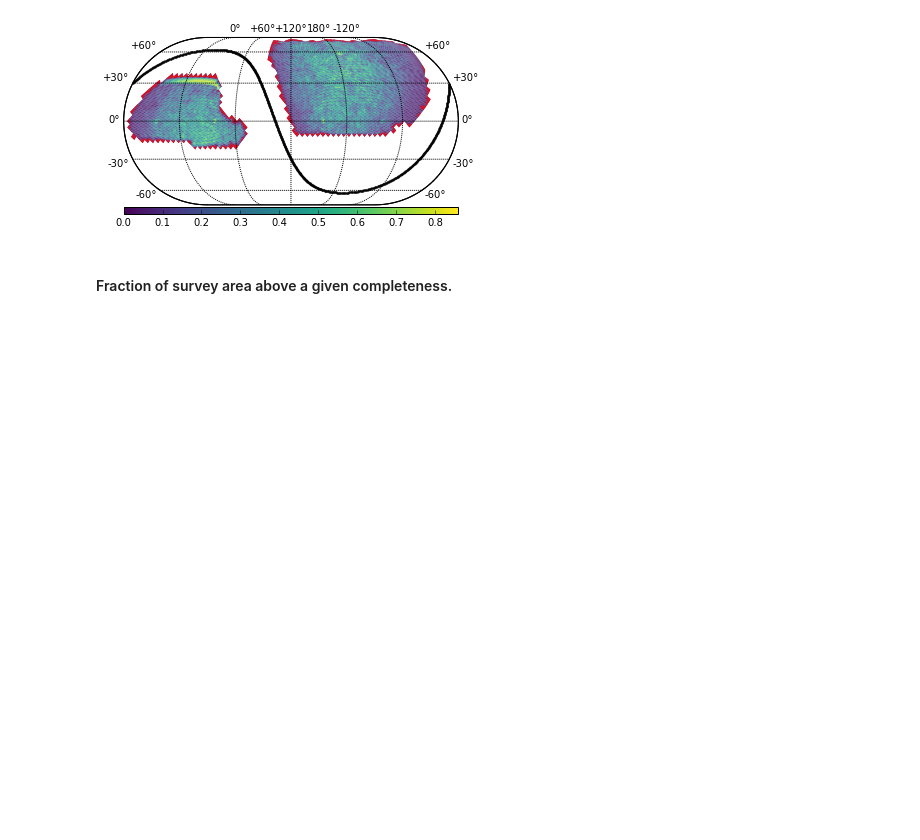
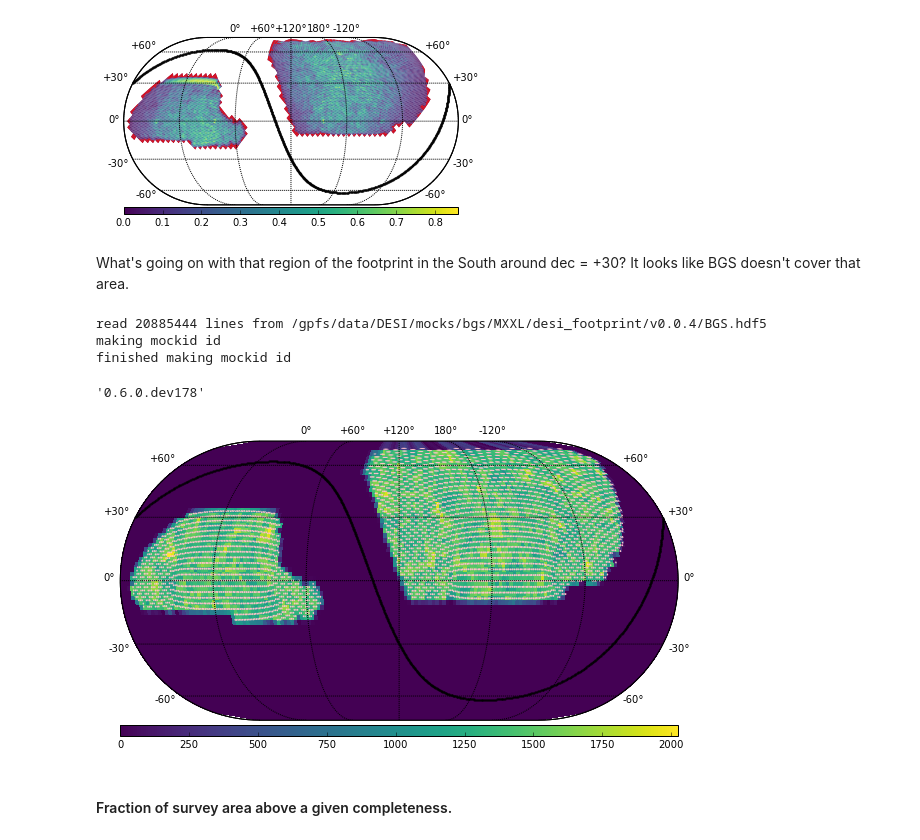
Before and after one commit to apcooper/bright_analysis_doc, a Jupyter notebook: nb/12apr2017_full.ipynb, the cells around one changed output. Drawn from its saved outputs; the diff is of its cells as text; code cells hidden in the pictures; blank space fills up the shorter version.

```diff
--- a/nb/12apr2017_full.ipynb
+++ b/nb/12apr2017_full.ipynb
@@ -354,3 +353,5 @@ z = np.where((ipix_count_total > 0) & (ipix_count_ratio == 0))[0]
 desiplots.plot_sky_circles(ra_ipix[z],dec_ipix[z],basemap=basemap,field_of_view=1,facecolors='r',edgecolor='None');
 # %% [output]
 [figure]
+# %% [markdown]
+What's going on with that region of the footprint in the South around dec = +30? It looks like BGS doesn't cover that area.
@@ -357,3 +362,24 @@ desiplots.plot_sky_circles(ra_ipix[z],dec_ipix[z],basemap=basemap,field_of_view=
+# %%
+bgs_mock = desitarget.mock.io.read_durham_mxxl_hdf5('/gpfs/data/DESI/mocks/bgs/MXXL/desi_footprint/v0.0.4/','BGS')
+# %% [output]
+read 20885444 lines from /gpfs/data/DESI/mocks/bgs/MXXL/desi_footprint/v0.0.4/BGS.hdf5
+making mockid id
+finished making mockid id
+# %%
+tiles = desimodel.io.load_tiles()
+tiles = tiles[tiles['PROGRAM'] == 'BRIGHT']
+# %%
+desimodel.__version__
+# %% [output]
+'0.6.0.dev178'
+# %%
+f = pl.figure(figsize=(10,8))
+basemap_bgs = desiplots.init_sky(galactic_plane_color='k')
+desiplots.plot_sky_circles(tiles['RA'],tiles['DEC'],basemap=basemap_bgs,field_of_view=1,
+                           facecolors='pink',edgecolor='None');
+desiplots.plot_sky_binned(bgs_mock['RA'],bgs_mock['DEC'],basemap=basemap_bgs);
+# %% [output]
+[figure, added]
 # %% [markdown]
 #### Fraction of survey area above a given completeness.
 # %%
```
Also changed, not shown: parts of 20 cells of this notebook.
